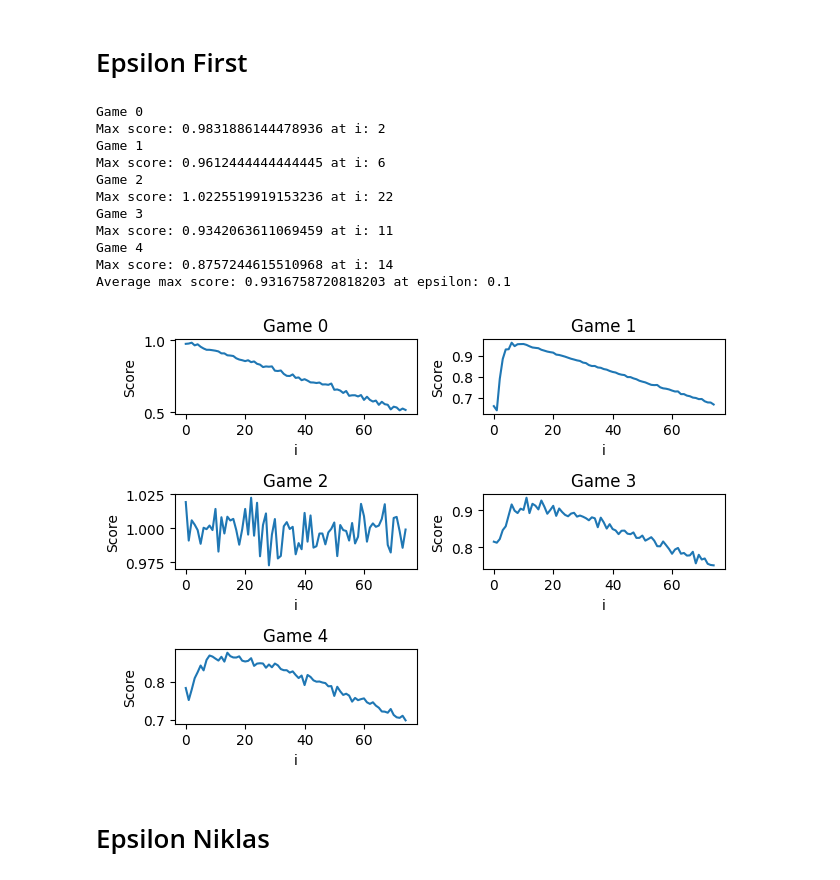
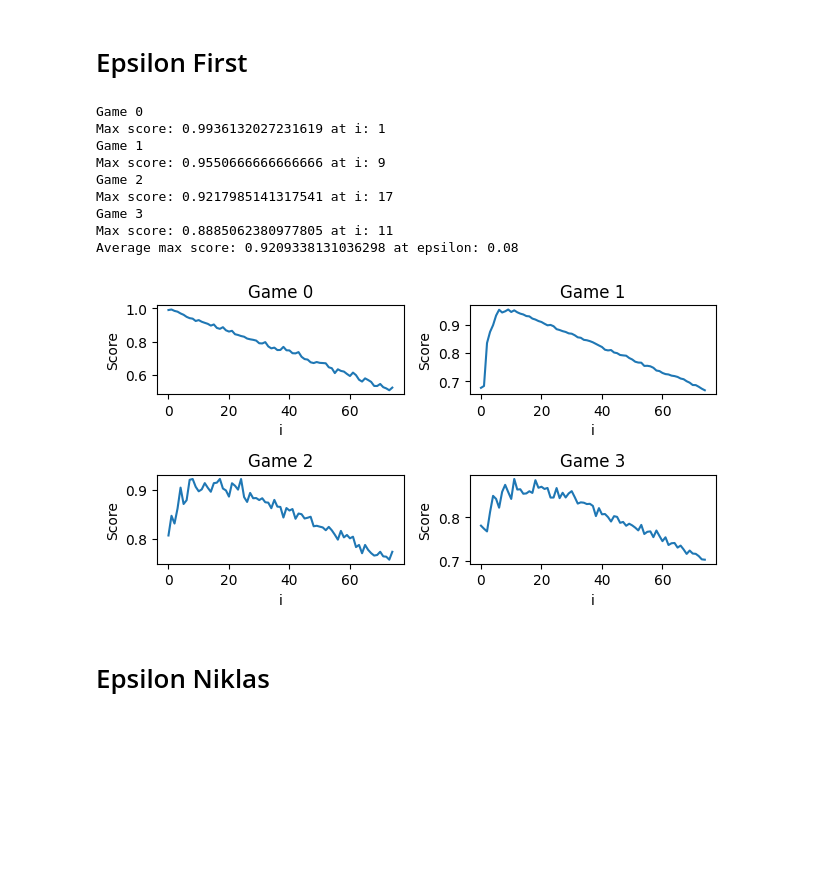
Before and after one commit to hci-gu/markovai, a Jupyter notebook: play.ipynb, the cells around one changed output. Drawn from its saved outputs; the diff is of its cells as text; code cells hidden in the pictures; blank space fills up the shorter version.

```diff
--- a/play.ipynb
+++ b/play.ipynb
@@ -21,7 +21,7 @@ games = [
     # loadGame('riskavoidance'),
     loadGame('double1'),
     loadGame('tripple1'),
-    loadGame('tripple2'),
+    # loadGame('tripple2'),
     loadGame('tripple3'),
     loadGame('tripple4'),
 ]
@@ -152,6 +152,8 @@ def runGame(game, selectPathFunc, warmup=True, warmups=1):
   return score
 # %%
 # calculate expected best path reward
+
+atRandom = []
 
 for game in games:
     nodes = []
@@ -168,8 +170,10 @@ for game in games:
 
     expectedPathReward, pathRewardVariances
     game['expectedBest'] = 75 * max(expectedPathReward)
+    atRandom.append((sum(expectedPathReward) / len(expectedPathReward)) / max(expectedPathReward))
     print(expectedPathReward)
     print(pathRewardVariances)
+    print((sum(expectedPathReward) / len(expectedPathReward)) / max(expectedPathReward))
 
 [game['expectedBest'] for game in games]
 # %% [output]
@@ -187,5 +200,5 @@ for game in games:
 # %%
-results = []
+results = [atRandom]
 # %% [markdown]
 # Epsilon greedy
 # %%
@@ -193,6 +206,7 @@ epsilonSteps = 1
 alpha = 0.999
 def runEpsilonGreedySimulation(game):
     epsilonScores = []
+    stds = []
     for epsilon in range(0, 100, epsilonSteps):
         scores = []
         for i in range(100):
@@ -201,18 +215,23 @@ def runEpsilonGreedySimulation(game):
 
         avgScore = sum(scores) / len(scores)
         # print(str(epsilon) + ' Score: ' + str(avgScore))
+        std = np.std(scores)
         epsilonScores.append(avgScore)
-    return epsilonScores
+        stds.append(std)
+    return (epsilonScores, stds)
 
 allScores = []
+allStds = []
 import matplotlib.pyplot as plt
 # run simulation and plot in a grid
 for i in range(0,len(games)):
     print('Game ' + str(i))
-    epsilonScores = [x/games[i]['expectedBest'] for x in runEpsilonGreedySimulation(games[i])]
+    (scores, stds) = runEpsilonGreedySimulation(games[i])
+    epsilonScores = [x/games[i]['expectedBest'] for x in scores]
     # get max score index
     maxScoreIndex = epsilonScores.index(max(epsilonScores))
     allScores.append(epsilonScores)
+    allStds.append([std / games[i]['expectedBest'] for std in stds])
     # print max score
     print('Max score: ' + str(epsilonScores[maxScoreIndex]) + ' at epsilon: ' + str(maxScoreIndex*epsilonSteps/100.0))
     plt.subplot(3, 2, i+1)
@@ -231,5 +250,6 @@ maxScoreIndex = avgMaxScores.index(max(avgMaxScores))
 print(f'Average max score: {max(avgMaxScores)} at epsilon: {maxScoreIndex*epsilonSteps/100.0}')
 
 results.append([allScores[i][maxScoreIndex] for i in range(len(games))])
+greedyStds = [allStds[i][maxScoreIndex] for i in range(len(games))]
 # %% [output]
 Game 0
@@ -251,6 +269,7 @@ alpha = 0.999
 
 def runEpsilonFirstSimulation(game):
     epsilonScores = []
+    stds = []
     for epsilon in range(0, 75, 1):
         scores = []
         for i in range(100):
@@ -259,49 +278,54 @@ def runEpsilonFirstSimulation(game):
 
         avgScore = sum(scores) / len(scores)
         # print(str(epsilon) + ' Score: ' + str(avgScore))
+        # std
+        std = np.std(scores)
         epsilonScores.append(avgScore)
-    return epsilonScores
+        stds.append(std)
+    return (epsilonScores, stds)
 
 allScores = []
+allStds = []
 import matplotlib.pyplot as plt
 # run simulation and plot in a grid
 for i in range(0,len(games)):
     print('Game ' + str(i))
-    epsilonScores = [x/games[i]['expectedBest'] for x in runEpsilonFirstSimulation(games[i])]
+    (scores, stds) = runEpsilonFirstSimulation(games[i])
+    epsilonScores = [x/games[i]['expectedBest'] for x in scores]
     # get max score index
     maxScoreIndex = epsilonScores.index(max(epsilonScores))
     allScores.append(epsilonScores)
+    allStds.append([std / games[i]['expectedBest'] for std in stds])
     # print max score
     print('Max score: ' + str(epsilonScores[maxScoreIndex]) + ' at i: ' + str(maxScoreIndex))
     plt.subplot(3, 2, i+1)
     # add margin between plots
     plt.subplots_adjust(hspace=0.5)
     plt.title('Game ' + str(i))
     plt.plot(range(0, 75, 1), epsilonScores)
     plt.xlabel('i')
     plt.ylabel('Score')
     # tight fit
     plt.tight_layout()
 
 avgMaxScores = [sum([allScores[j][i] for j in range(len(games))]) / len(games) for i in range(len(allScores[0]))]
 # argmax of avgMaxScores
 maxScoreIndex = avgMaxScores.index(max(avgMaxScores))
 print(f'Average max score: {max(avgMaxScores)} at epsilon: {maxScoreIndex*epsilonSteps/100.0}')
 
 results.append([allScores[i][maxScoreIndex] for i in range(len(games))])
+epsilonFirstStds = [allStds[i][maxScoreIndex] for i in range(len(games))]
 # %% [output]
 Game 0
-Max score: 0.9831886144478936 at i: 2
+Max score: 0.9936132027231619 at i: 1
 Game 1
-Max score: 0.9612444444444445 at i: 6
+Max score: 0.9550666666666666 at i: 9
 Game 2
-Max score: 1.0225519919153236 at i: 22
+Max score: 0.9217985141317541 at i: 17
 Game 3
-Max score: 0.9342063611069459 at i: 11
-Game 4
-Max score: 0.8757244615510968 at i: 14
-Average max score: 0.9316758720818203 at epsilon: 0.1
+Max score: 0.8885062380977805 at i: 11
+Average max score: 0.9209338131036298 at epsilon: 0.08
-[figure, old version]
+[figure, new version]
 # %% [markdown]
 # Epsilon Niklas
 # %%
```
Also changed, not shown: parts of 13 cells of this notebook, 2 other files.
